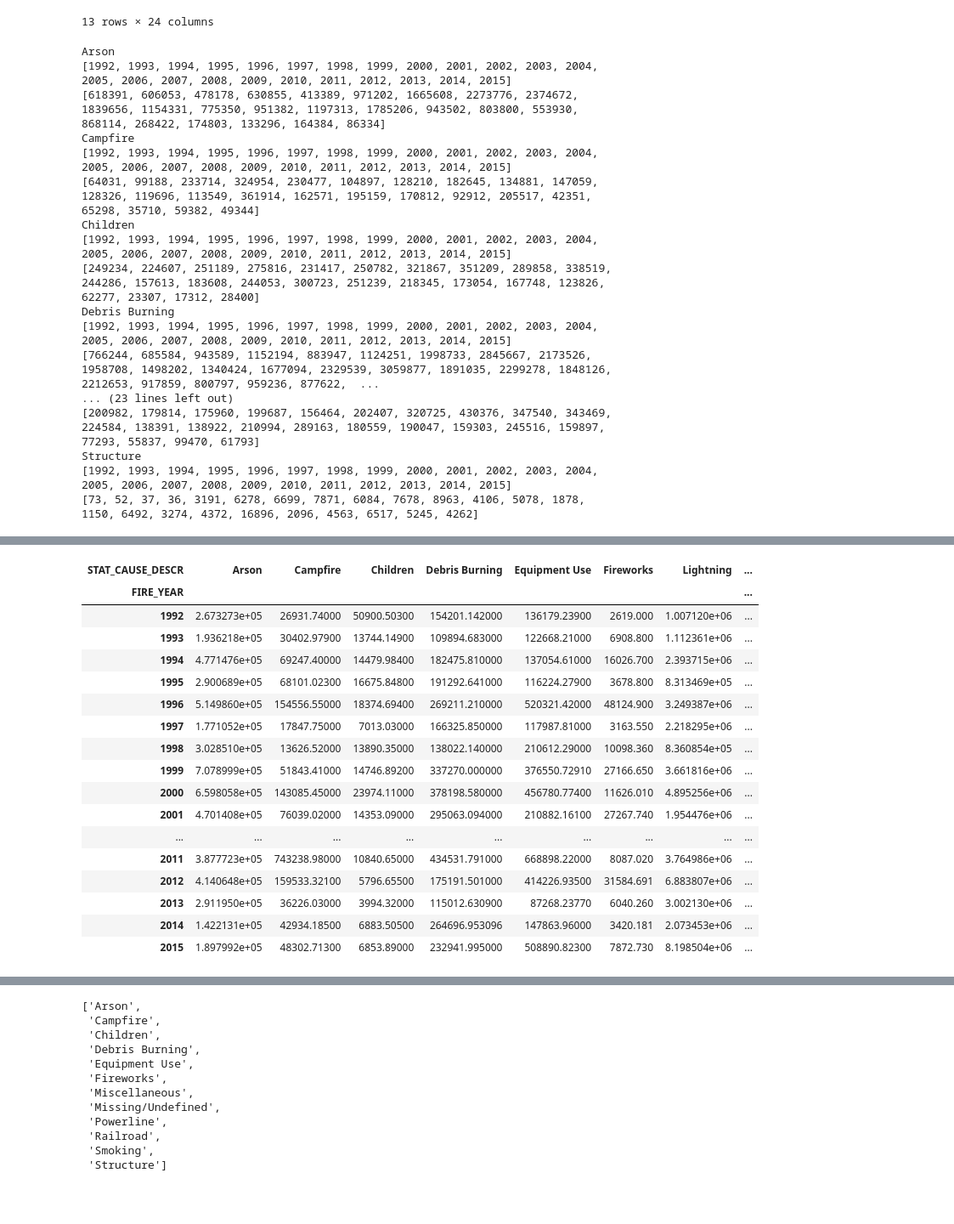
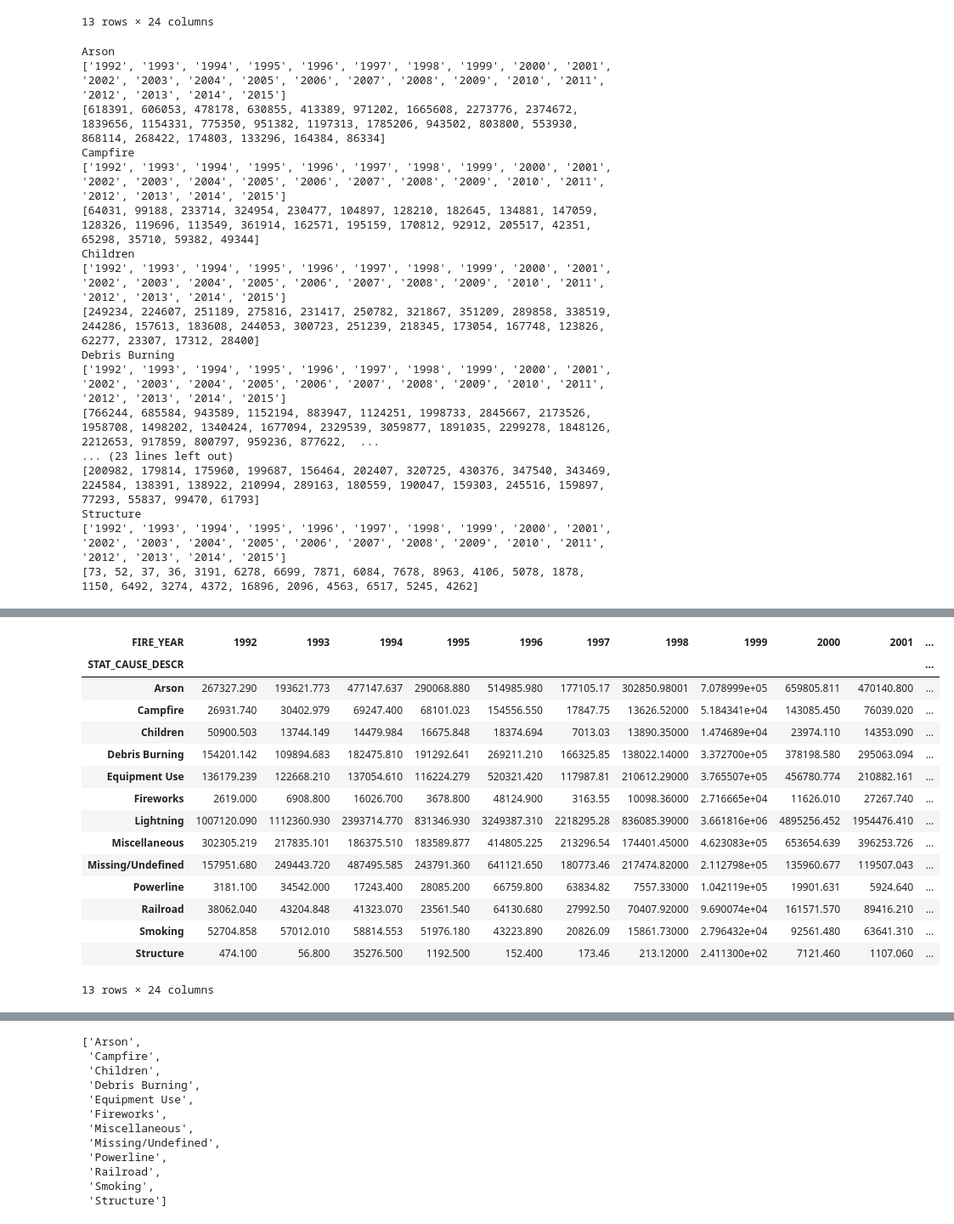
Before and after one commit to BryanSouza91/National-Wildfires-Visualized, a Jupyter notebook: data_prep.ipynb, the cells around one changed output, grey strips where cells are left out. Shown at 85% size. Cells and saved outputs as stored; diff of their text form; code cells hidden in the pictures; blank space fills up the shorter version.

```diff
--- a/data_prep.ipynb
+++ b/data_prep.ipynb
@@ -307,7 +307,7 @@ cont_pivot
 cont_list = []
 for index,group in cont_pivot.iterrows():
     print(index)
-    years = [index_ for index_,item in group.iteritems()]
+    years = [str(index_) for index_,item in group.iteritems()]
     nums = [item for index_,item in group.iteritems()]
     print(years)
     print(nums)
@@ -320,21 +320,21 @@ for index,group in cont_pivot.iterrows():
     cont_list.append(each_cause)
 # %% [output]
 Arson
-[1992, 1993, 1994, 1995, 1996, 1997, 1998, 1999, 2000, 2001, 2002, 2003, 2004, 2005, 2006, 2007, 2008, 2009, 2010, 2011, 2012, 2013, 2014, 2015]
+['1992', '1993', '1994', '1995', '1996', '1997', '1998', '1999', '2000', '2001', '2002', '2003', '2004', '2005', '2006', '2007', '2008', '2009', '2010', '2011', '2012', '2013', '2014', '2015']
 [618391, 606053, 478178, 630855, 413389, 971202, 1665608, 2273776, 2374672, 1839656, 1154331, 775350, 951382, 1197313, 1785206, 943502, 803800, 553930, 868114, 268422, 174803, 133296, 164384, 86334]
 Campfire
-[1992, 1993, 1994, 1995, 1996, 1997, 1998, 1999, 2000, 2001, 2002, 2003, 2004, 2005, 2006, 2007, 2008, 2009, 2010, 2011, 2012, 2013, 2014, 2015]
+['1992', '1993', '1994', '1995', '1996', '1997', '1998', '1999', '2000', '2001', '2002', '2003', '2004', '2005', '2006', '2007', '2008', '2009', '2010', '2011', '2012', '2013', '2014', '2015']
 [64031, 99188, 233714, 324954, 230477, 104897, 128210, 182645, 134881, 147059, 128326, 119696, 113549, 361914, 162571, 195159, 170812, 92912, 205517, 42351, 65298, 35710, 59382, 49344]
 Children
-[1992, 1993, 1994, 1995, 1996, 1997, 1998, 1999, 2000, 2001, 2002, 2003, 2004, 2005, 2006, 2007, 2008, 2009, 2010, 2011, 2012, 2013, 2014, 2015]
+['1992', '1993', '1994', '1995', '1996', '1997', '1998', '1999', '2000', '2001', '2002', '2003', '2004', '2005', '2006', '2007', '2008', '2009', '2010', '2011', '2012', '2013', '2014', '2015']
 [249234, 224607, 251189, 275816, 231417, 250782, 321867, 351209, 289858, 338519, 244286, 157613, 183608, 244053, 300723, 251239, 218345, 173054, 167748, 123826, 62277, 23307, 17312, 28400]
 Debris Burning
-[1992, 1993, 1994, 1995, 1996, 1997, 1998, 1999, 2000, 2001, 2002, 2003, 2004, 2005, 2006, 2007, 2008, 2009, 2010, 2011, 2012, 2013, 2014, 2015]
+['1992', '1993', '1994', '1995', '1996', '1997', '1998', '1999', '2000', '2001', '2002', '2003', '2004', '2005', '2006', '2007', '2008', '2009', '2010', '2011', '2012', '2013', '2014', '2015']
 [766244, 685584, 943589, 1152194, 883947, 1124251, 1998733, 2845667, 2173526, 1958708, 1498202, 1340424, 1677094, 2329539, 3059877, 1891035, 2299278, 1848126, 2212653, 917859, 800797, 959236, 877622,  ...
 ... (23 lines left out)
 [200982, 179814, 175960, 199687, 156464, 202407, 320725, 430376, 347540, 343469, 224584, 138391, 138922, 210994, 289163, 180559, 190047, 159303, 245516, 159897, 77293, 55837, 99470, 61793]
 Structure
-[1992, 1993, 1994, 1995, 1996, 1997, 1998, 1999, 2000, 2001, 2002, 2003, 2004, 2005, 2006, 2007, 2008, 2009, 2010, 2011, 2012, 2013, 2014, 2015]
+['1992', '1993', '1994', '1995', '1996', '1997', '1998', '1999', '2000', '2001', '2002', '2003', '2004', '2005', '2006', '2007', '2008', '2009', '2010', '2011', '2012', '2013', '2014', '2015']
 [73, 52, 37, 36, 3191, 6278, 6699, 7871, 6084, 7678, 8963, 4106, 5078, 1878, 1150, 6492, 3274, 4372, 16896, 2096, 4563, 6517, 5245, 4262]
 # %%
 cont_list[0]
@@ -377,28 +377,26 @@ cont_list[0]
  '2014',
  '2015']
 # %%
-cause_size_pivot = pd.pivot_table(Viz_df, values='FIRE_SIZE', index=['FIRE_YEAR'],
-                    columns=['STAT_CAUSE_DESCR'], aggfunc=np.sum, fill_value=0)
+cause_size_pivot = pd.pivot_table(Viz_df, values='FIRE_SIZE', columns=['FIRE_YEAR'],
+                    index=['STAT_CAUSE_DESCR'], aggfunc=np.sum, fill_value=0)
 cause_size_pivot
 # %% [output]
-| STAT_CAUSE_DESCR | Arson | Campfire | Children | Debris Burning | Equipment Use | Fireworks | Lightning | ... |
-| FIRE_YEAR |  |  |  |  |  |  |  | ... |
-| 1992 | 2.673273e+05 | 26931.74000 | 50900.50300 | 154201.142000 | 136179.23900 | 2619.000 | 1.007120e+06 | ... |
-| 1993 | 1.936218e+05 | 30402.97900 | 13744.14900 | 109894.683000 | 122668.21000 | 6908.800 | 1.112361e+06 | ... |
-| 1994 | 4.771476e+05 | 69247.40000 | 14479.98400 | 182475.810000 | 137054.61000 | 16026.700 | 2.393715e+06 | ... |
-| 1995 | 2.900689e+05 | 68101.02300 | 16675.84800 | 191292.641000 | 116224.27900 | 3678.800 | 8.313469e+05 | ... |
-| 1996 | 5.149860e+05 | 154556.55000 | 18374.69400 | 269211.210000 | 520321.42000 | 48124.900 | 3.249387e+06 | ... |
-| 1997 | 1.771052e+05 | 17847.75000 | 7013.03000 | 166325.850000 | 117987.81000 | 3163.550 | 2.218295e+06 | ... |
-| 1998 | 3.028510e+05 | 13626.52000 | 13890.35000 | 138022.140000 | 210612.29000 | 10098.360 | 8.360854e+05 | ... |
-| 1999 | 7.078999e+05 | 51843.41000 | 14746.89200 | 337270.000000 | 376550.72910 | 27166.650 | 3.661816e+06 | ... |
-| 2000 | 6.598058e+05 | 143085.45000 | 23974.11000 | 378198.580000 | 456780.77400 | 11626.010 | 4.895256e+06 | ... |
-| 2001 | 4.701408e+05 | 76039.02000 | 14353.09000 | 295063.094000 | 210882.16100 | 27267.740 | 1.954476e+06 | ... |
-| ... | ... | ... | ... | ... | ... | ... | ... | ... |
-| 2011 | 3.877723e+05 | 743238.98000 | 10840.65000 | 434531.791000 | 668898.22000 | 8087.020 | 3.764986e+06 | ... |
-| 2012 | 4.140648e+05 | 159533.32100 | 5796.65500 | 175191.501000 | 414226.93500 | 31584.691 | 6.883807e+06 | ... |
-| 2013 | 2.911950e+05 | 36226.03000 | 3994.32000 | 115012.630900 | 87268.23770 | 6040.260 | 3.002130e+06 | ... |
-| 2014 | 1.422131e+05 | 42934.18500 | 6883.50500 | 264696.953096 | 147863.96000 | 3420.181 | 2.073453e+06 | ... |
-| 2015 | 1.897992e+05 | 48302.71300 | 6853.89000 | 232941.995000 | 508890.82300 | 7872.730 | 8.198504e+06 | ... |
+| FIRE_YEAR | 1992 | 1993 | 1994 | 1995 | 1996 | 1997 | 1998 | 1999 | 2000 | 2001 | ... |
+| STAT_CAUSE_DESCR |  |  |  |  |  |  |  |  |  |  | ... |
+| Arson | 267327.290 | 193621.773 | 477147.637 | 290068.880 | 514985.980 | 177105.17 | 302850.98001 | 7.078999e+05 | 659805.811 | 470140.800 | ... |
+| Campfire | 26931.740 | 30402.979 | 69247.400 | 68101.023 | 154556.550 | 17847.75 | 13626.52000 | 5.184341e+04 | 143085.450 | 76039.020 | ... |
+| Children | 50900.503 | 13744.149 | 14479.984 | 16675.848 | 18374.694 | 7013.03 | 13890.35000 | 1.474689e+04 | 23974.110 | 14353.090 | ... |
+| Debris Burning | 154201.142 | 109894.683 | 182475.810 | 191292.641 | 269211.210 | 166325.85 | 138022.14000 | 3.372700e+05 | 378198.580 | 295063.094 | ... |
+| Equipment Use | 136179.239 | 122668.210 | 137054.610 | 116224.279 | 520321.420 | 117987.81 | 210612.29000 | 3.765507e+05 | 456780.774 | 210882.161 | ... |
+| Fireworks | 2619.000 | 6908.800 | 16026.700 | 3678.800 | 48124.900 | 3163.55 | 10098.36000 | 2.716665e+04 | 11626.010 | 27267.740 | ... |
+| Lightning | 1007120.090 | 1112360.930 | 2393714.770 | 831346.930 | 3249387.310 | 2218295.28 | 836085.39000 | 3.661816e+06 | 4895256.452 | 1954476.410 | ... |
+| Miscellaneous | 302305.219 | 217835.101 | 186375.510 | 183589.877 | 414805.225 | 213296.54 | 174401.45000 | 4.623083e+05 | 653654.639 | 396253.726 | ... |
+| Missing/Undefined | 157951.680 | 249443.720 | 487495.585 | 243791.360 | 641121.650 | 180773.46 | 217474.82000 | 2.112798e+05 | 135960.677 | 119507.043 | ... |
+| Powerline | 3181.100 | 34542.000 | 17243.400 | 28085.200 | 66759.800 | 63834.82 | 7557.33000 | 1.042119e+05 | 19901.631 | 5924.640 | ... |
+| Railroad | 38062.040 | 43204.848 | 41323.070 | 23561.540 | 64130.680 | 27992.50 | 70407.92000 | 9.690074e+04 | 161571.570 | 89416.210 | ... |
+| Smoking | 52704.858 | 57012.010 | 58814.553 | 51976.180 | 43223.890 | 20826.09 | 15861.73000 | 2.796432e+04 | 92561.480 | 63641.310 | ... |
+| Structure | 474.100 | 56.800 | 35276.500 | 1192.500 | 152.400 | 173.46 | 213.12000 | 2.411300e+02 | 7121.460 | 1107.060 | ... |
+13 rows × 24 columns
 # %%
 cause_size_pivot.sum()
 # %% [output]
```
Also changed, not shown: 3 other files.
